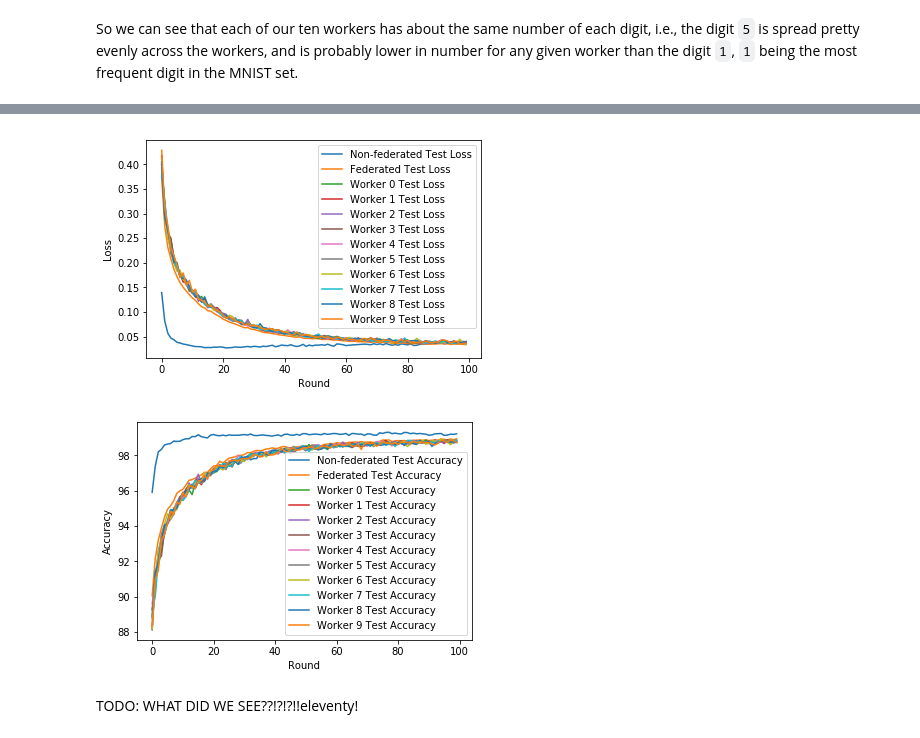
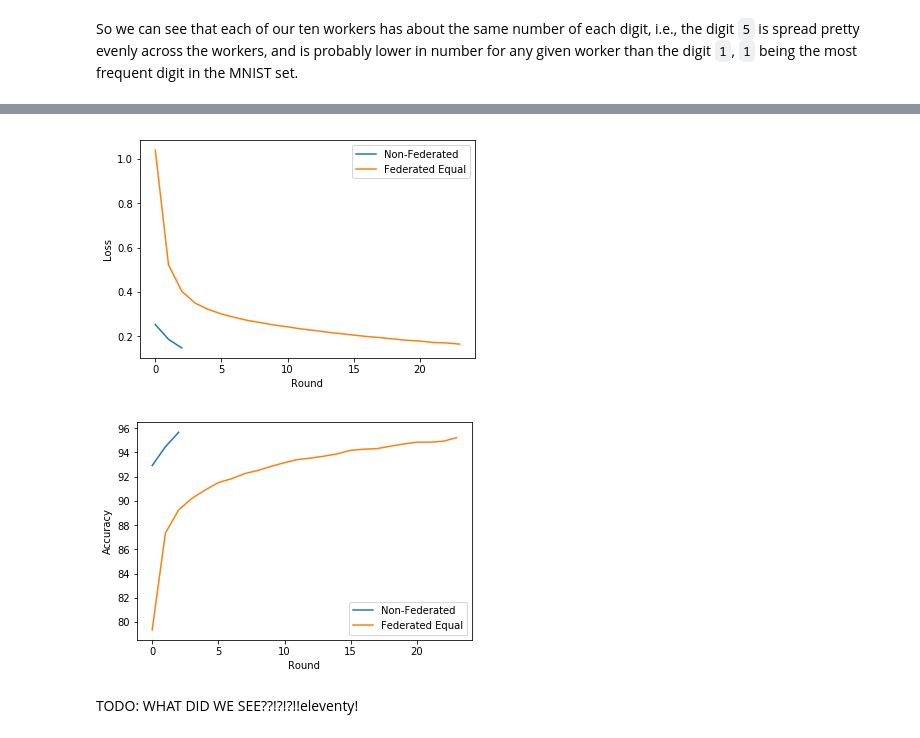
Before and after one commit to rmicallef/bfpytorch, a Jupyter notebook: MNIST-Fed-Part1.ipynb, the cells around one changed output, grey strips where cells are left out. Drawn from its saved outputs; the diff is of its cells as text; code cells hidden in the pictures.

```diff
--- a/MNIST-Fed-Part1.ipynb
+++ b/MNIST-Fed-Part1.ipynb
@@ -175,18 +155,0 @@ Dataset size:  60000
-# %%
-from tqdm.notebook import trange
-
-def run_manager(manager, num_rounds):
-
-    print('Training', num_rounds, 'round(s) with', manager.n_workers, 'worker(s) doing', manager.n_epochs, 'epoch(s) per round.\n')
-
-    for i in trange(num_rounds, desc='Rounds'):
-        print('Round', i)
-        manager.round()
-        print(
-            '\tcombined\tloss: {:.4f}\tacc: {:.2%}\n'.format(
-                manager.history['test_loss'][-1],
-                manager.history['test_acc'][-1] / 100,
-            )
-        )
-
-run_manager(default_manager, num_rounds)
@@ -318,0 +255,10 @@ for i in range(len(fed_constant_n_dloaders)):
+# %%
+import federated_mnist as fm
+
+from collections import Counter
+import numpy as np
+from tqdm.notebook import tqdm
+
+fed_constant_n_dloaders = fm.make_stacked_dloaders(train_dset, p=0.0)
+
+fm.check_dsets([dl.dataset for dl in fed_constant_n_dloaders])
@@ -331,14 +287,7 @@ H = ax.hist(hist_counts, bins=range(11), histtype='bar', align='left', rwidth=0.
 # %% [markdown]
 So we can see that each of our ten workers has about the same number of each digit, i.e., the digit `5` is spread pretty evenly across the workers, and is probably lower in number for any given worker than the digit `1`, `1` being the most frequent digit in the MNIST set.
 # %%
-fed_constant_n_manager = federated.FederatedManager(
-    fed_constant_n_dloaders,
-    Net,
-    nn.CrossEntropyLoss(),
-    test_dset,
-    num_epochs,
-    learning_rate
-)
+fed_constant_n_manager = make_manager('Federated Equal', fed_constant_n_dloaders, test_dset)
 
-run_manager(fed_constant_n_manager, num_rounds)
+run_manager(fed_constant_n_manager, num_rounds, target_acc=95.0)
 # %% [output]
@@ -392,33 +297,8 @@ ax.legend();
-# %%
-fig, ax = plt.subplots()
-
-ax.plot(default_manager.history['test_loss'], label="Non-federated Test Loss")
-
-ax.plot(fed_constant_n_manager.history['test_loss'], label="Federated Test Loss")
-
-for w in fed_constant_n_manager.workers:
-    ax.plot(w.history['test_loss'], label=('Worker ' + str(w.name) + ' Test Loss'))
-
-ax.set_xlabel("Round")
-ax.set_ylabel("Loss")
-ax.legend();
-# %% [output]
-[figure, removed]
-# %%
-fig, ax = plt.subplots()
-
-ax.plot(default_manager.history['test_acc'], label="Non-federated Test Accuracy")
-
-ax.plot(fed_constant_n_manager.history['test_acc'], label="Federated Test Accuracy")
-
-for w in fed_constant_n_manager.workers:
-    ax.plot(w.history['test_acc'], label=('Worker ' + str(w.name) + ' Test Accuracy'))
-
-ax.set_xlabel("Round")
-ax.set_ylabel("Accuracy")
-ax.legend();
-# %% [output]
-[figure, removed]
+# %%
+plot_mgr([default_manager, fed_constant_n_manager])
+# %% [output]
+[figure, added]
+[figure, added]
 # %% [markdown]
 TODO: WHAT DID WE SEE??!?!?!!eleventy!
 # %% [markdown]
```
Also changed, not shown: parts of 42 cells of this notebook, 2 other files.
